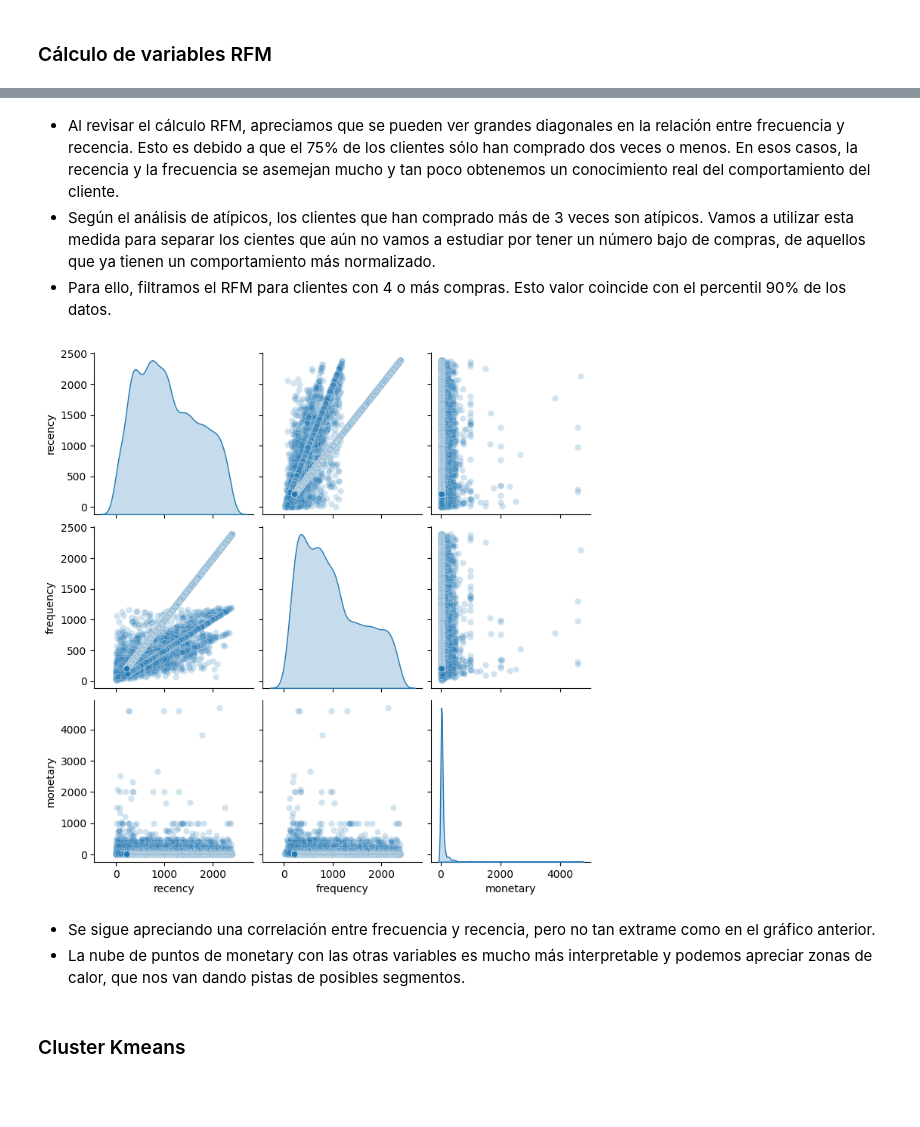
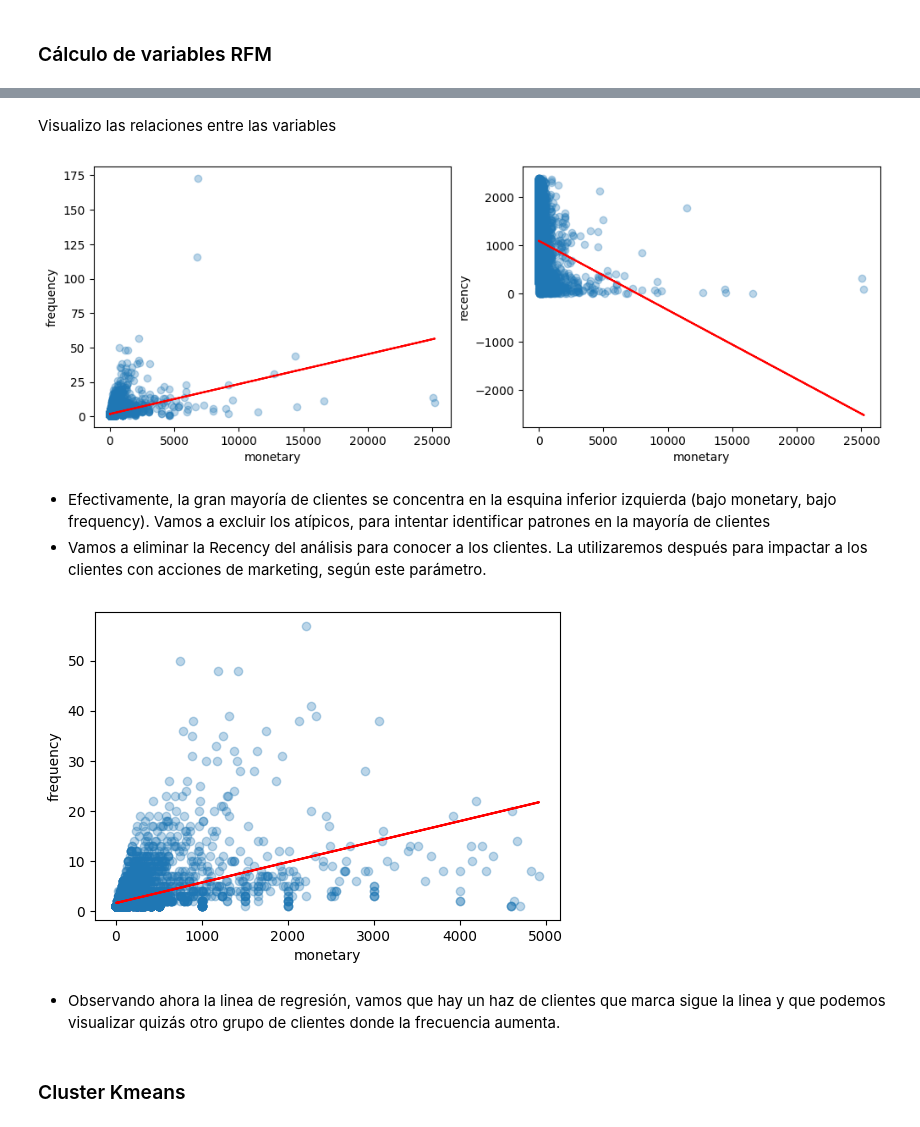
Before and after one commit to cperezh/segmentacion_clientes, a Jupyter notebook: M4 Desarrollo Iter2.ipynb, the cells around one changed output, grey strips where cells are left out. Drawn from its saved outputs; the diff is of its cells as text; code cells hidden in the pictures; blank space fills up the shorter version.

Commit message:
refactor para analizar todos los clietnes a la vez, despues de charla con Santiagio

```diff
--- a/M4 Desarrollo Iter2.ipynb
+++ b/M4 Desarrollo Iter2.ipynb
@@ -500,2 +542,2 @@ Obtenemos los datos de RFM sin eliminar ningún cliente (filtro número de compr
 # %%
-df_rfm = get_rfm(df_ventas_csv, producto_análisis , 0)
+df_rfm = get_rfm(df_ventas_csv)
@@ -506,4 +570,9 @@ sns.pairplot(df_rfm, kind="scatter", diag_kind="kde",  plot_kws={'alpha': 0.2});
+# %% [markdown]
+Visualizo las relaciones entre las variables
+# %%
+print_scatter_subplots_with_highlight(df_rfm, [("monetary", "frequency"),("monetary", "recency")], None, None, True)
+# %% [output]
+[figure, added]
 # %% [markdown]
-- Al revisar el cálculo RFM, apreciamos que se pueden ver grandes diagonales en la relación entre frecuencia y recencia. Esto es debido a que el 75% de los clientes sólo han comprado dos veces o menos. En esos casos, la recencia y la frecuencia se asemejan mucho y tan poco obtenemos un conocimiento real del comportamiento del cliente.
-- Según el análisis de atípicos, los clientes que han comprado más de 3 veces son atípicos. Vamos a utilizar esta medida para separar los cientes que aún no vamos a estudiar por tener un número bajo de compras, de aquellos que ya tienen un comportamiento más normalizado.
-- Para ello, filtramos el RFM para clientes con 4 o más compras. Esto valor coincide con el percentil 90% de los datos.
+- Efectivamente, la gran mayoría de clientes se concentra en la esquina inferior izquierda (bajo monetary, bajo frequency). Vamos a excluir los atípicos, para intentar identificar patrones en la mayoría de clientes
+- Vamos a eliminar la Recency del análisis para conocer a los clientes. La utilizaremos después para impactar a los clientes con acciones de marketing, según este parámetro.
@@ -512,7 +578,0 @@ df_rfm = get_rfm(df_ventas_csv, producto_análisis, 1)
-# %%
-sns.pairplot(df_rfm, kind="scatter", diag_kind="kde",  plot_kws={'alpha': 0.2});
-# %% [output]
-[figure, removed]
-# %% [markdown]
-- Se sigue apreciando una correlación entre frecuencia y recencia, pero no tan extrame como en el gráfico anterior.
-- La nube de puntos de monetary con las otras variables es mucho más interpretable y podemos apreciar zonas de calor, que nos van dando pistas de posibles segmentos.
@@ -519,3 +581,9 @@ sns.pairplot(df_rfm, kind="scatter", diag_kind="kde",  plot_kws={'alpha': 0.2});
+# %%
+print_scatter_subplots_with_highlight(df_rfm_no_outliers, [("monetary", "frequency")], None, None, True)
+# %% [output]
+[figure, added]
+# %% [markdown]
+- Observando ahora la linea de regresión, vamos que hay un haz de clientes que marca sigue la linea y que podemos visualizar quizás otro grupo de clientes donde la frecuencia aumenta.
 # %% [markdown]
 ### Cluster Kmeans
 # %%
```
Also changed, not shown: parts of 81 cells of this notebook.
